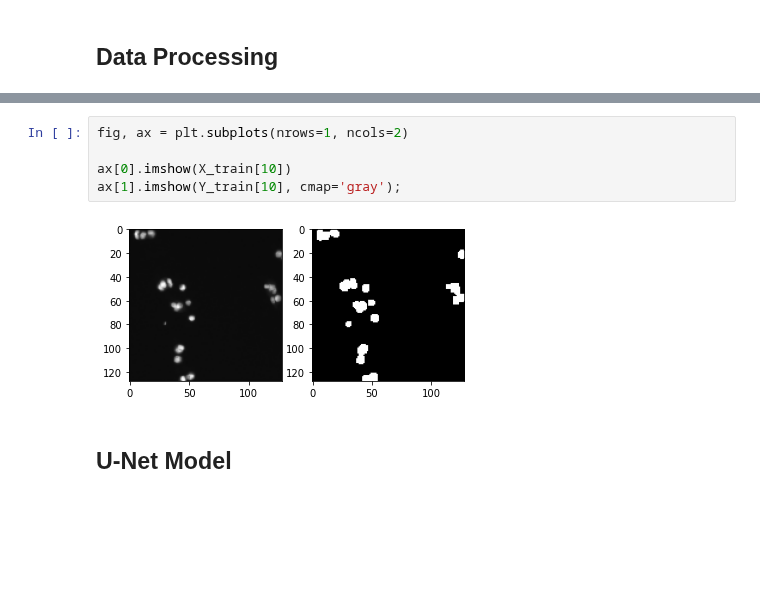
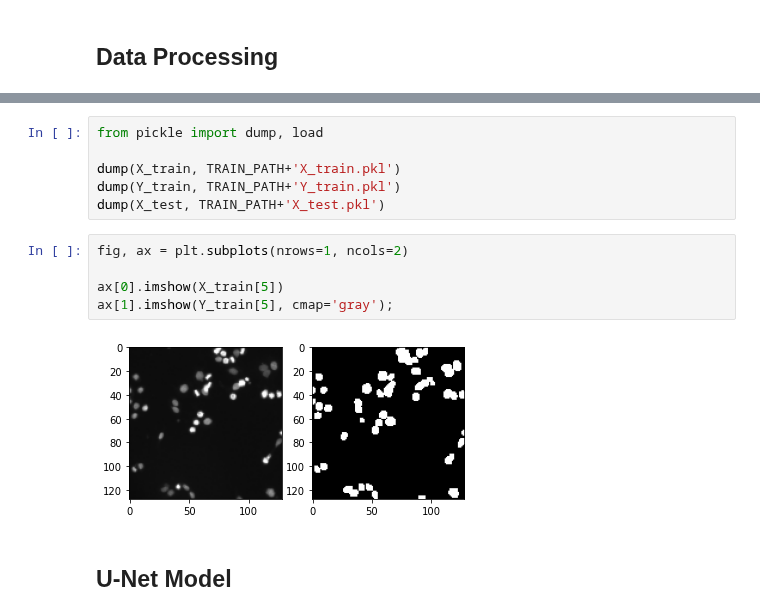
Before and after one commit to jigarparekh279/Machine_Learning_Python, a Jupyter notebook: 8_DL_04_TensorFlow_for_DL_UNet.ipynb, the cells around one changed output, grey strips where cells are left out. Drawn from its saved outputs; the diff is of its cells as text; blank space fills up the shorter version.

```diff
--- a/8_DL_04_TensorFlow_for_DL_UNet.ipynb
+++ b/8_DL_04_TensorFlow_for_DL_UNet.ipynb
@@ -56,13 +59,19 @@ for n, name in tqdm(enumerate(test_ids), total=len(test_ids)):
 # %% [output]
 Resizing training images and masks
 Resizing testing images
+# %%
+from pickle import dump, load
+
+dump(X_train, TRAIN_PATH+'X_train.pkl')
+dump(Y_train, TRAIN_PATH+'Y_train.pkl')
+dump(X_test, TRAIN_PATH+'X_test.pkl')
 # %%
 fig, ax = plt.subplots(nrows=1, ncols=2)
 
-ax[0].imshow(X_train[10])
-ax[1].imshow(Y_train[10], cmap='gray');
+ax[0].imshow(X_train[5])
+ax[1].imshow(Y_train[5], cmap='gray');
 # %% [output]
-[figure, old version]
+[figure, new version]
 # %% [markdown]
 ## U-Net Model
 # %%
```
Also changed, not shown: parts of 21 cells of this notebook, 1 other file.
